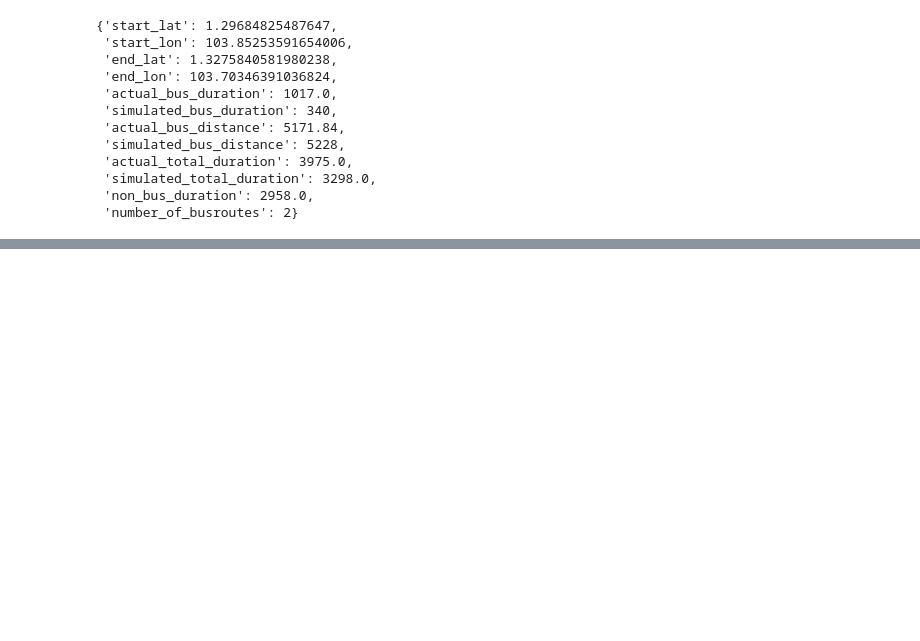
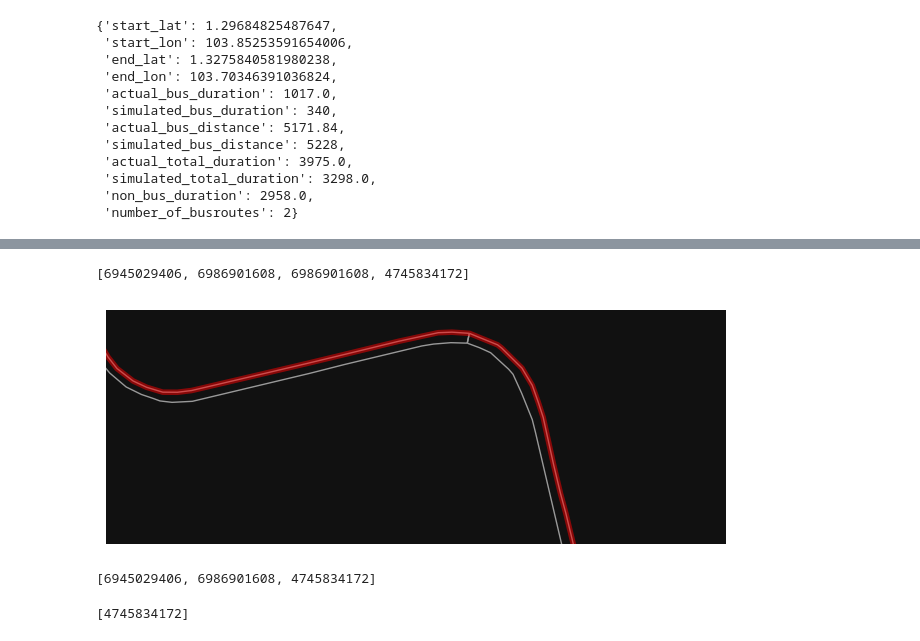
Before and after one commit to pakhuiying/NCCS_analysis, a Jupyter notebook: impact_travel_time.ipynb, the cells around one changed output, grey strips where cells are left out. Cells and saved outputs as stored; diff of their text form; code cells hidden in the pictures; blank space fills up the shorter version.

```diff
--- a/impact_travel_time.ipynb
+++ b/impact_travel_time.ipynb
@@ -264,0 +300,13 @@ itinerary_df = pd.DataFrame.from_records(itinerary_entries)
+# %%
+BSR = publicTransit.BusStopRoutes(G_bus, busLeg_df,lat_name='lat',lon_name='lon')
+print(BSR.get_bus_edges_nodes())
+BSR.busRoute_shortestPath(plot = True)
+# %% [output]
+[6945029406, 6986901608, 6986901608, 4745834172]
+[figure, added]
+[6945029406, 6986901608, 4745834172]
+# %%
+itinerary = utils.load_json(r"D:\PAKHUIYING\publicTransit_busRouting\12121to258305981.json")
+itinerary['busLegs'][0]['routesNodesID']
+# %% [output]
+[4745834172]
```
Also changed, not shown: parts of 3 cells of this notebook, 2 other files.
